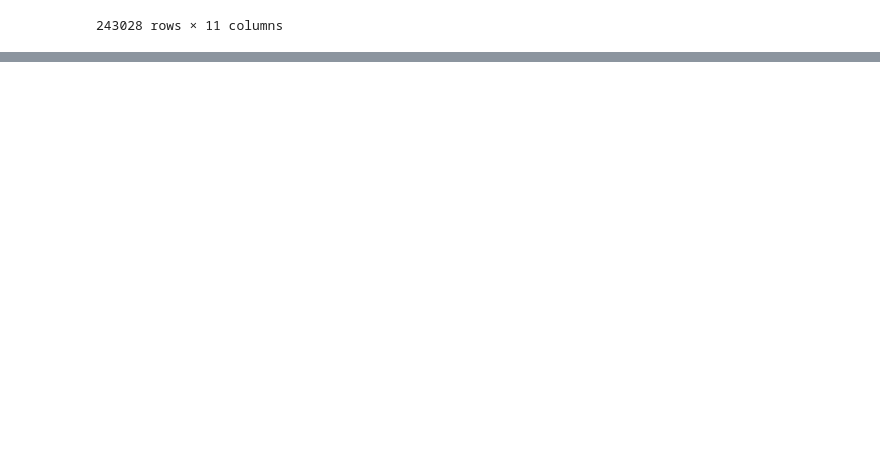
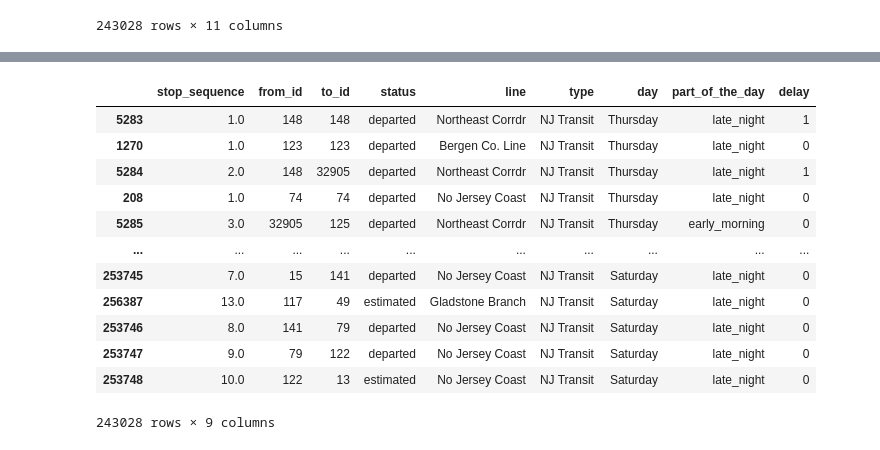
Before and after one commit to BartusBendzso/BEVADAT2022232, a Jupyter notebook: HAZI/HAZI06/Proba.ipynb, the cells around one changed output, grey strips where cells are left out. Drawn from its saved outputs; the diff is of its cells as text; code cells hidden in the pictures; blank space fills up the shorter version.

```diff
--- a/HAZI/HAZI06/Proba.ipynb
+++ b/HAZI/HAZI06/Proba.ipynb
@@ -41,7 +41,7 @@ df
 | 256463 | 2018-03-31 | A664 | NaN | Newark Penn Station | 107 | New York Penn Station | 105 | NaN | 2018-03-31 13:01:11 | ... |
 256508 rows × 13 columns
 # %%
-def drop_columns_and_nan(df) -> pd.DataFrame:
+def drop_columns_and_nan(df : pd.DataFrame) -> pd.DataFrame:
         df = df.drop(['from', 'to'], axis=1)
         df = df.dropna(axis=0)
         return df
@@ -63,7 +63,7 @@ df
 | 253748 | 2018-03-31 | 4705 | 10.0 | 122 | 13 | 2018-04-01 03:22:00 | 2018-04-01 03:21:00 | 0.000000 | ... |
 243028 rows × 11 columns
 # %%
-def convert_date_to_day(df) -> pd.DataFrame:
+def convert_date_to_day(df : pd.DataFrame) -> pd.DataFrame:
         df['day'] = pd.to_datetime(df['date']).dt.day_name()
         new_df = df.drop('date', axis=1)
         return new_df
@@ -89,7 +89,7 @@ df
 243028 rows × 11 columns
 # %%
 
-def convert_scheduled_time_to_part_of_the_day(df) -> pd.DataFrame:
+def convert_scheduled_time_to_part_of_the_day(df : pd.DataFrame) -> pd.DataFrame:
         convertDf = df
         convertDf['scheduled_time'] = pd.to_datetime(convertDf['scheduled_time'], format='%Y-%m-%d %H:%M:%S')
 
@@ -115,3 +115,14 @@ df
 | 253747 | 4705 | 9.0 | 79 | 122 | 2018-04-01 03:13:09 | 0.150000 | departed | No Jersey Coast | NJ Transit | ... |
 | 253748 | 4705 | 10.0 | 122 | 13 | 2018-04-01 03:21:00 | 0.000000 | estimated | No Jersey Coast | NJ Transit | ... |
 243028 rows × 11 columns
+# %%
+import math as ma
+def convert_delay(df : pd.DataFrame) -> pd.DataFrame:
+    delayDf = df
+    delayDf['delay'] = pd.cut(delayDf['delay_minutes'],
+                              bins=[-1, 5, ma.inf],
+                              labels=[0, 1])
+    return delayDf
+
+df = convert_delay(df)
+df
@@ -117,0 +143,20 @@ df
+# %%
+def drop_unnecessary_columns(df: pd.DataFrame) -> pd.DataFrame:
+    dropColDf = df.drop(['train_id', 'actual_time', 'delay_minutes'], axis=1)
+    return dropColDf
+df = drop_unnecessary_columns(df)
+df
+# %% [output]
+|  | stop_sequence | from_id | to_id | status | line | type | day | part_of_the_day | delay |
+| 5283 | 1.0 | 148 | 148 | departed | Northeast Corrdr | NJ Transit | Thursday | late_night | 1 |
+| 1270 | 1.0 | 123 | 123 | departed | Bergen Co. Line | NJ Transit | Thursday | late_night | 0 |
+| 5284 | 2.0 | 148 | 32905 | departed | Northeast Corrdr | NJ Transit | Thursday | late_night | 1 |
+| 208 | 1.0 | 74 | 74 | departed | No Jersey Coast | NJ Transit | Thursday | late_night | 0 |
+| 5285 | 3.0 | 32905 | 125 | departed | Northeast Corrdr | NJ Transit | Thursday | early_morning | 0 |
+| ... | ... | ... | ... | ... | ... | ... | ... | ... | ... |
+| 253745 | 7.0 | 15 | 141 | departed | No Jersey Coast | NJ Transit | Saturday | late_night | 0 |
+| 256387 | 13.0 | 117 | 49 | estimated | Gladstone Branch | NJ Transit | Saturday | late_night | 0 |
+| 253746 | 8.0 | 141 | 79 | departed | No Jersey Coast | NJ Transit | Saturday | late_night | 0 |
+| 253747 | 9.0 | 79 | 122 | departed | No Jersey Coast | NJ Transit | Saturday | late_night | 0 |
+| 253748 | 10.0 | 122 | 13 | estimated | No Jersey Coast | NJ Transit | Saturday | late_night | 0 |
+243028 rows × 9 columns
```
Also changed, not shown: parts of 3 cells of this notebook, 1 other file.
